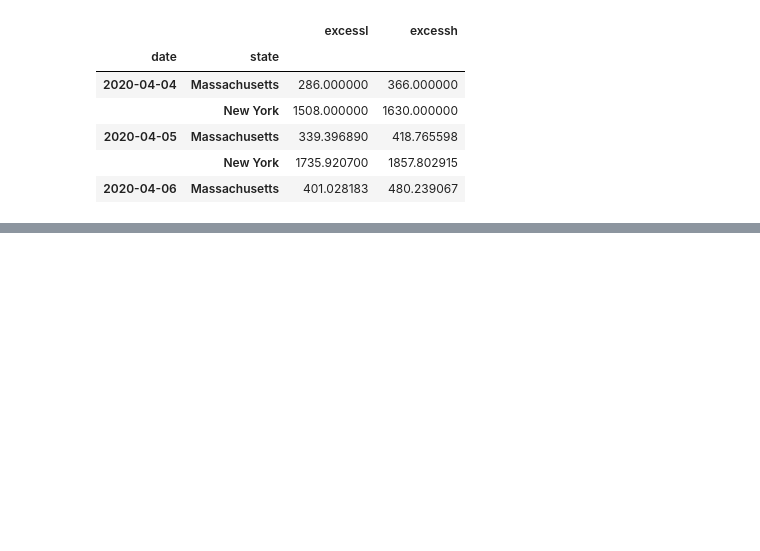
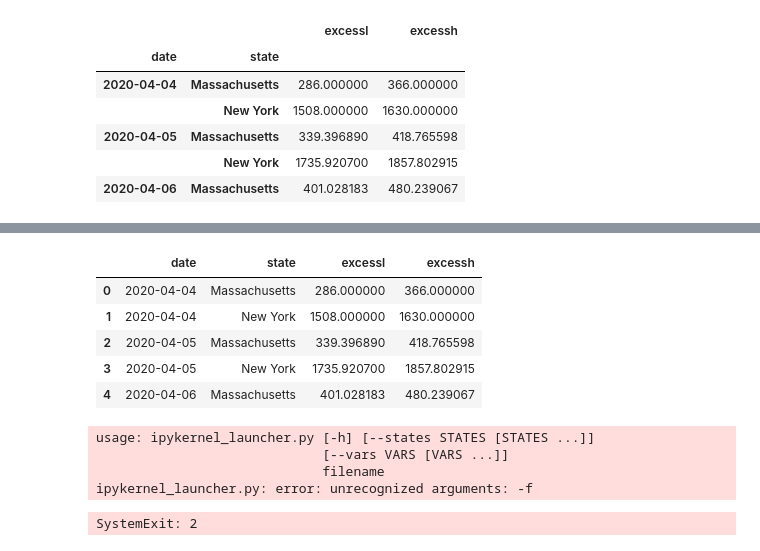
Before and after one commit to pitosalas/covid-old, a Jupyter notebook: covid/play1.ipynb, the cells around one changed output, grey strips where cells are left out. Saved outputs shown, nothing was run; the diff lists cells and outputs as text; code cells hidden in the pictures; blank space fills up the shorter version.

```diff
--- a/covid/play1.ipynb
+++ b/covid/play1.ipynb
@@ -31,16 +31,16 @@ def read_cdc_data1(start_date, states):
            .resample('D')
            .interpolate(method='cubic')
           .stack(level=1)
-        #   .reset_index(level=1)
-        #   .reset_index('date')
-        #   .melt(id_vars=['date', 'state'])
+          .reset_index(level=1)
+          .reset_index('date')
+           .melt(id_vars=['date', 'state'])
           )
     return dt
 
 startdate = "2020-04-01"
 variables = ["deaths", "cases"]
 states = ["Massachusetts", "New York"]
-c = read_cdc_data1(startdate, states)
+d = read_cdc_data1(startdate, states)
 # %%
 a.head()
 # %% [output]
@@ -64,0 +75,22 @@ b.head()
+# %%
+d.head()
+# %% [output]
+|  | date | state | excessl | excessh |
+| 0 | 2020-04-04 | Massachusetts | 286.000000 | 366.000000 |
+| 1 | 2020-04-04 | New York | 1508.000000 | 1630.000000 |
+| 2 | 2020-04-05 | Massachusetts | 339.396890 | 418.765598 |
+| 3 | 2020-04-05 | New York | 1735.920700 | 1857.802915 |
+| 4 | 2020-04-06 | Massachusetts | 401.028183 | 480.239067 |
+# %%
+    import argparse
+    parser = argparse.ArgumentParser(description='Generate COVID graphs')
+    parser.add_argument("filename", action="store")
+    parser.add_argument("--states", nargs="+", type=str)
+    parser.add_argument("--vars", nargs="+", type=str)
+    args = parser.parse_args()
+# %% [output]
+usage: ipykernel_launcher.py [-h] [--states STATES [STATES ...]]
+                             [--vars VARS [VARS ...]]
+                             filename
+ipykernel_launcher.py: error: unrecognized arguments: -f
+SystemExit: 2
```
Also changed, not shown: parts of 2 cells of this notebook, 12 other files.
